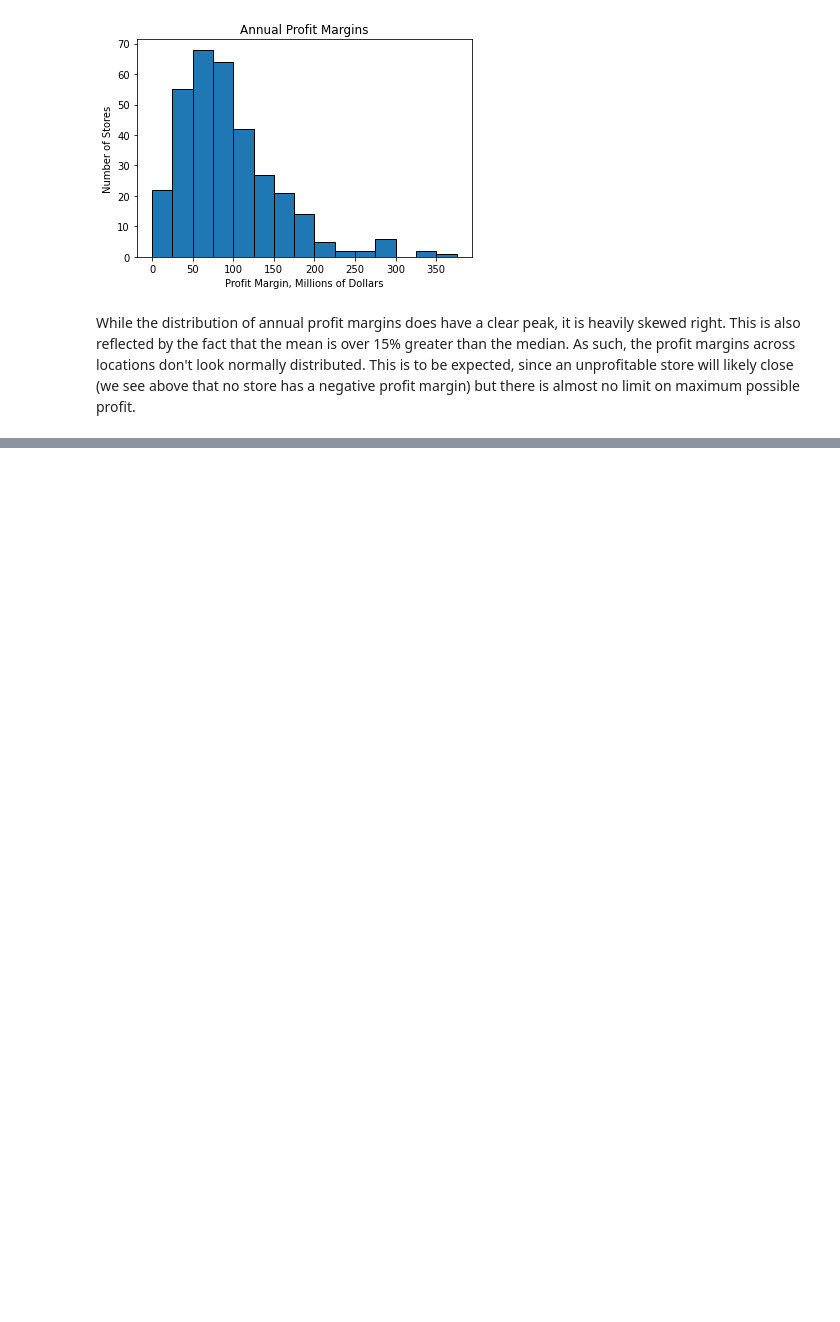
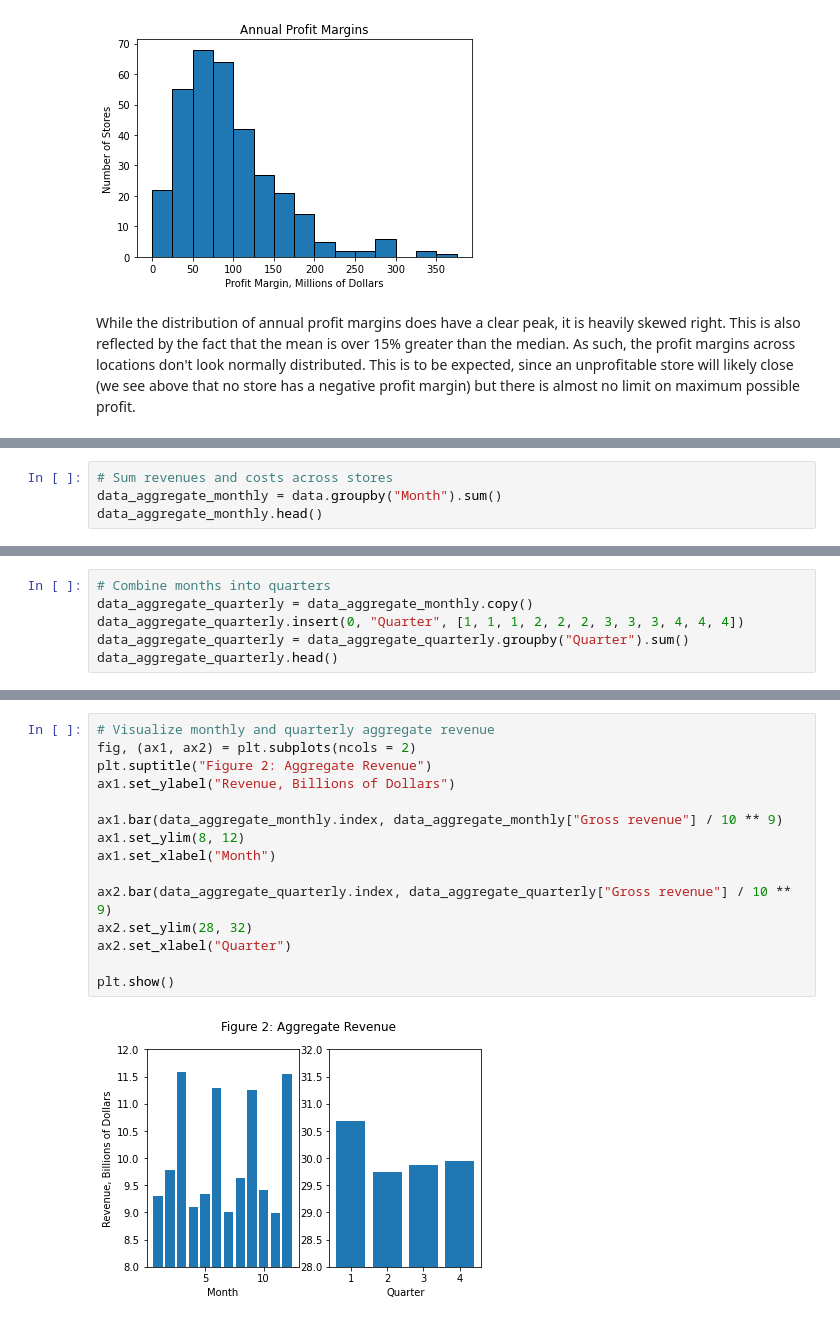
Before and after one commit to MichaelYinGH/assessment, a Jupyter notebook: analysis.ipynb, the cells around one changed output, grey strips where cells are left out. Cells and saved outputs as stored; diff of their text form; blank space fills up the shorter version.

```diff
--- a/analysis.ipynb
+++ b/analysis.ipynb
@@ -52,0 +55,4 @@ While the distribution of annual profit margins does have a clear peak, it is he
+# %%
+# Sum revenues and costs across stores
+data_aggregate_monthly = data.groupby("Month").sum()
+data_aggregate_monthly.head()
@@ -52,0 +67,6 @@ While the distribution of annual profit margins does have a clear peak, it is he
+# %%
+# Combine months into quarters
+data_aggregate_quarterly = data_aggregate_monthly.copy()
+data_aggregate_quarterly.insert(0, "Quarter", [1, 1, 1, 2, 2, 2, 3, 3, 3, 4, 4, 4])
+data_aggregate_quarterly = data_aggregate_quarterly.groupby("Quarter").sum()
+data_aggregate_quarterly.head()
@@ -52,0 +80,17 @@ While the distribution of annual profit margins does have a clear peak, it is he
+# %%
+# Visualize monthly and quarterly aggregate revenue
+fig, (ax1, ax2) = plt.subplots(ncols = 2)
+plt.suptitle("Figure 2: Aggregate Revenue")
+ax1.set_ylabel("Revenue, Billions of Dollars")
+
+ax1.bar(data_aggregate_monthly.index, data_aggregate_monthly["Gross revenue"] / 10 ** 9)
+ax1.set_ylim(8, 12)
+ax1.set_xlabel("Month")
+
+ax2.bar(data_aggregate_quarterly.index, data_aggregate_quarterly["Gross revenue"] / 10 ** 9)
+ax2.set_ylim(28, 32)
+ax2.set_xlabel("Quarter")
+
+plt.show()
+# %% [output]
+[figure, added]
```
Also changed, not shown: parts of 6 cells of this notebook.
